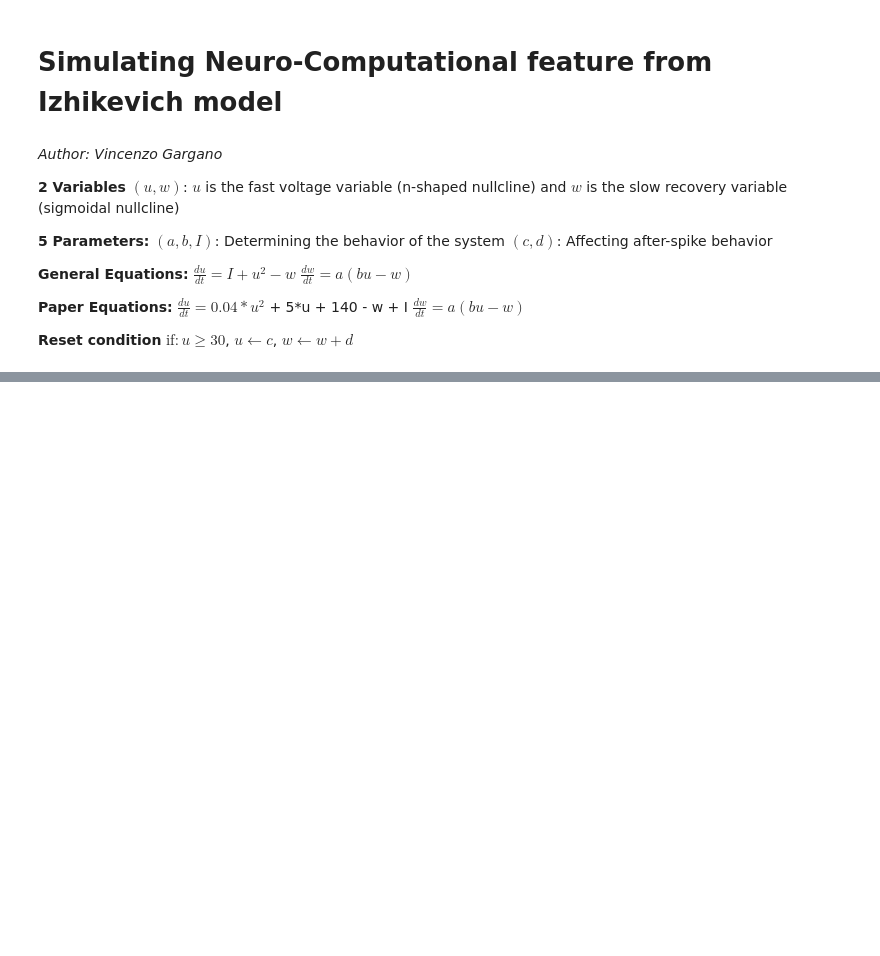
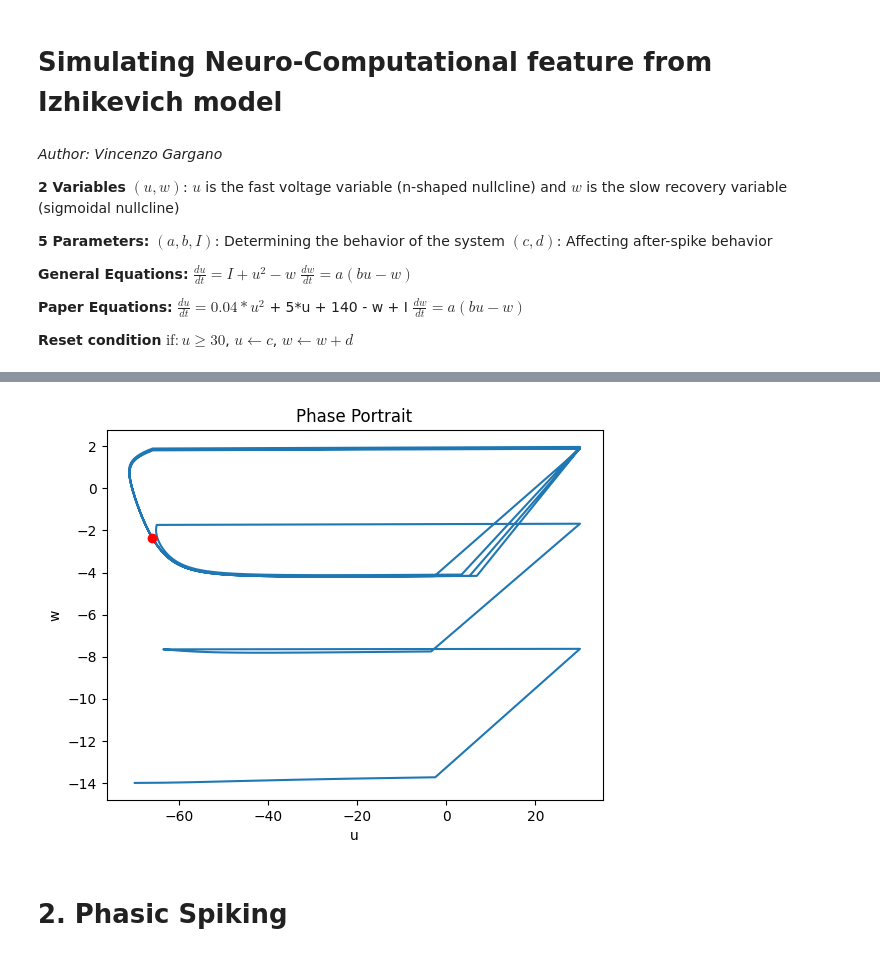
Before and after one commit to U-n-Own/UniversityNotes, a Jupyter notebook: Assignments/ComputationalNeuroscience/FirstAssignment/izhikevich_simulation.ipynb, the cells around one changed output, grey strips where cells are left out. Cells and saved outputs as stored; diff of their text form; code cells hidden in the pictures; blank space fills up the shorter version.

```diff
--- a/Assignments/ComputationalNeuroscience/FirstAssignment/izhikevich_simulation.ipynb
+++ b/Assignments/ComputationalNeuroscience/FirstAssignment/izhikevich_simulation.ipynb
@@ -54,0 +164,6 @@ Text(0.5, 1.0, 'Izhikevich Model')
+# %%
+draw_phase_portrait((u, w), 'Phase Portrait')
+# %% [output]
+[figure, added]
+# %% [markdown]
+# 2. Phasic Spiking
```
Also changed, not shown: parts of 33 cells of this notebook, 1 other file.
